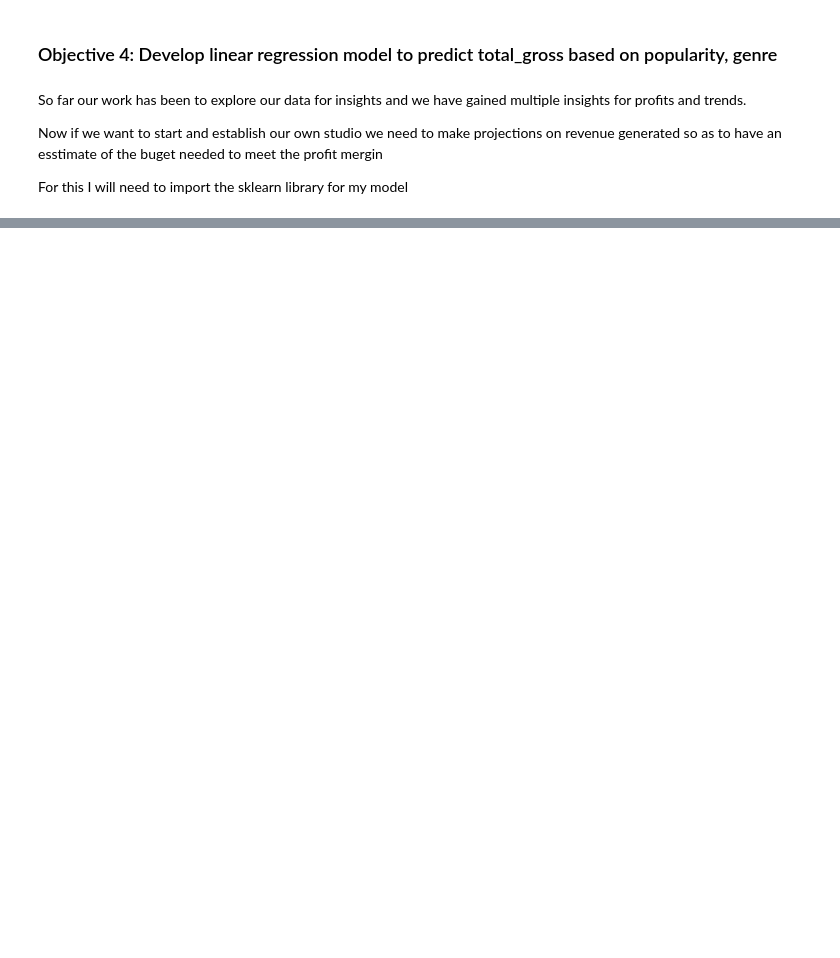
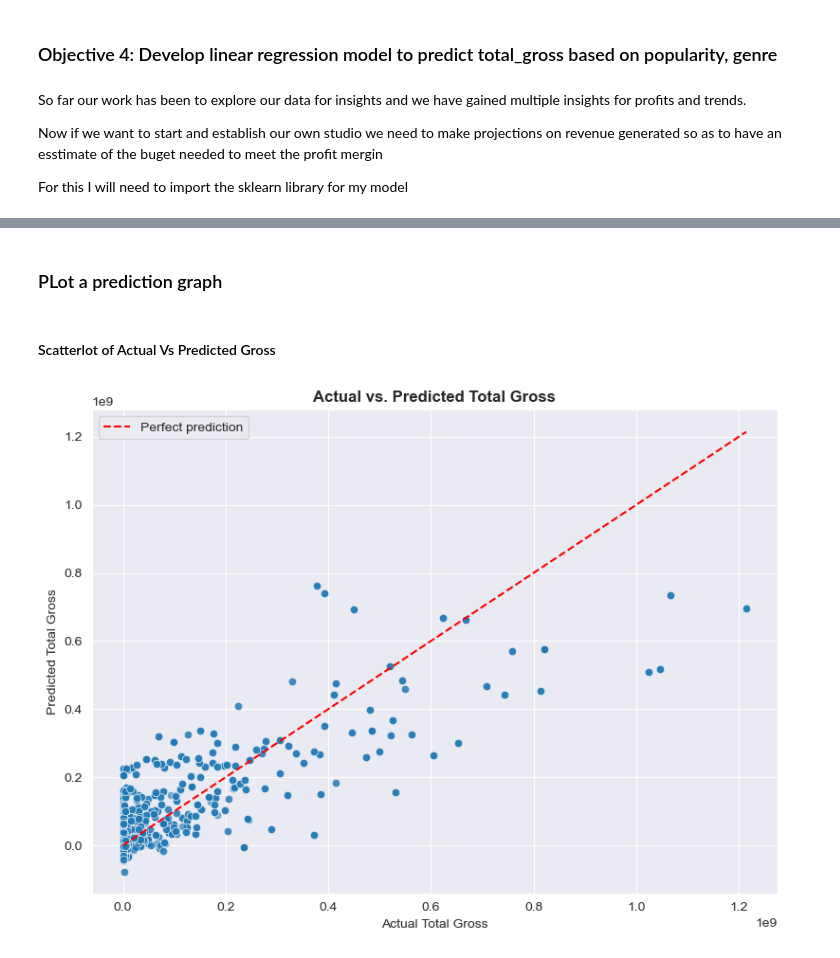
Before and after one commit to DianaMayalo/Phase-2-Project, a Jupyter notebook: EDA.ipynb, the cells around one changed output, grey strips where cells are left out. Saved outputs shown, nothing was run; the diff lists cells and outputs as text; code cells hidden in the pictures; blank space fills up the shorter version.

```diff
--- a/EDA.ipynb
+++ b/EDA.ipynb
@@ -386,0 +415,25 @@ dtype('int64')
+# %%
+#Create a DataFrame with predictions and movie names
+y_pred = model.predict(X_test)
+
+results = X_test.copy()
+results['actual_total_gross'] = y_test
+results['predicted_total_gross'] = y_pred
+
+#Bring back the movie names
+results = results.merge(df_grouped[['movie']], left_index=True, right_index=True, how='left')
+
+#Merge with exploded genres so each row = one genre per movie
+genre_results = results.merge(df[['movie', 'genres']], on='movie', how='left')
+
+#Group by genre and compute mean
+genre_summary = genre_results.groupby('genres').agg({
+    'actual_total_gross': 'mean',  # or 'sum' depending on your goal
+    'predicted_total_gross': 'mean'
+}).reset_index()
+
+#Optional - calculate error or difference
+genre_summary['abs_error'] = abs(genre_summary['actual_total_gross'] - genre_summary['predicted_total_gross'])
+
+
+genre_summary.sort_values('abs_error')
@@ -386,0 +458,21 @@ dtype('int64')
+# %% [markdown]
+### PLot a prediction graph
+# %% [markdown]
+#### Scatterlot of Actual Vs Predicted Gross
+# %%
+plt.figure(figsize=(8, 6))
+sns.scatterplot(x=genre_results['actual_total_gross'], y=genre_results['predicted_total_gross'], alpha=0.6)
+
+# Plot ideal line
+max_val = max(genre_results['actual_total_gross'].max(), genre_results['predicted_total_gross'].max())
+plt.plot([0, max_val], [0, max_val], color='red', linestyle='--', label='Perfect prediction')
+
+plt.xlabel('Actual Total Gross')
+plt.ylabel('Predicted Total Gross')
+plt.title('Actual vs. Predicted Total Gross', weight = 'bold')
+plt.legend()
+plt.grid(True)
+plt.tight_layout()
+plt.show()
+# %% [output]
+[figure, added]
```
Also changed, not shown: parts of 5 cells of this notebook.
